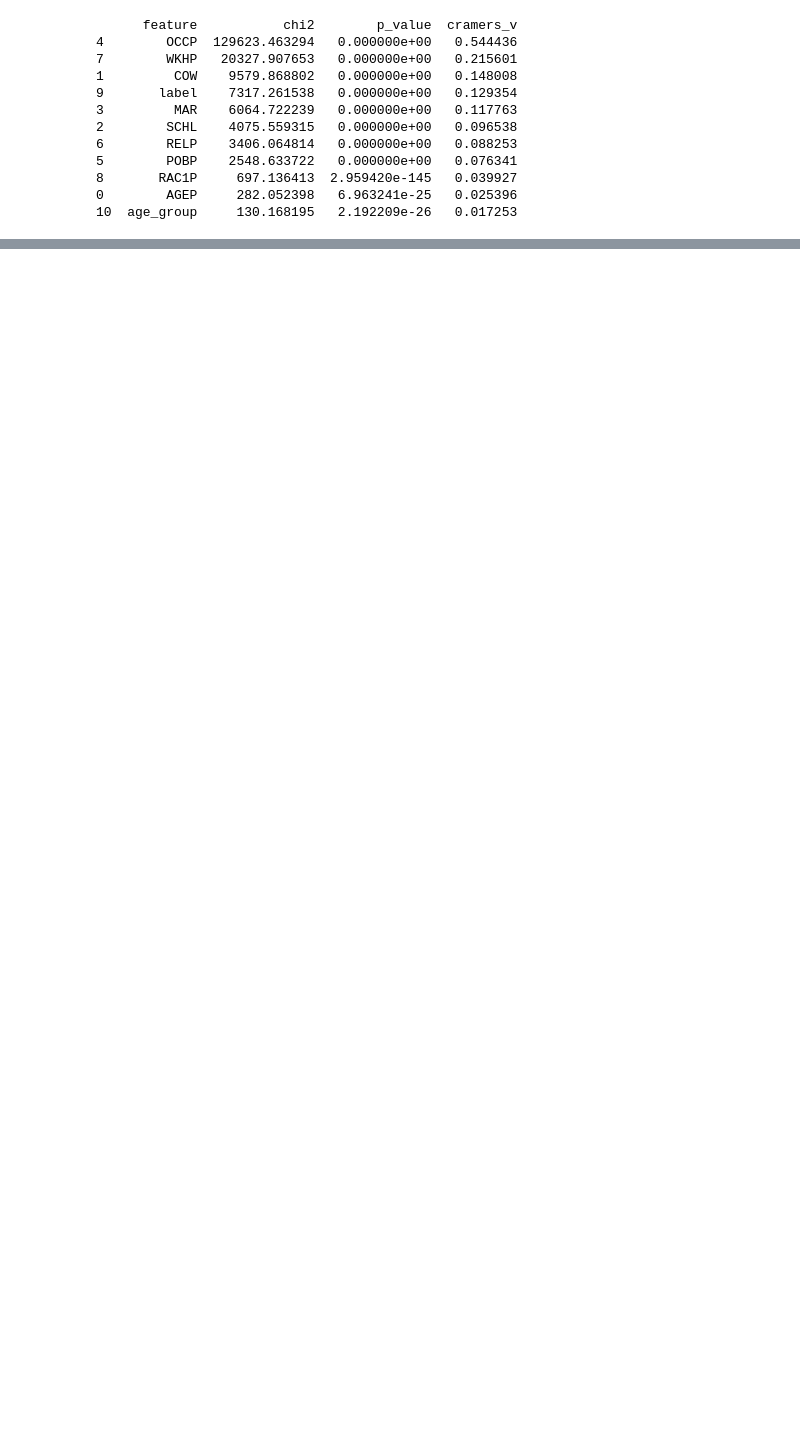
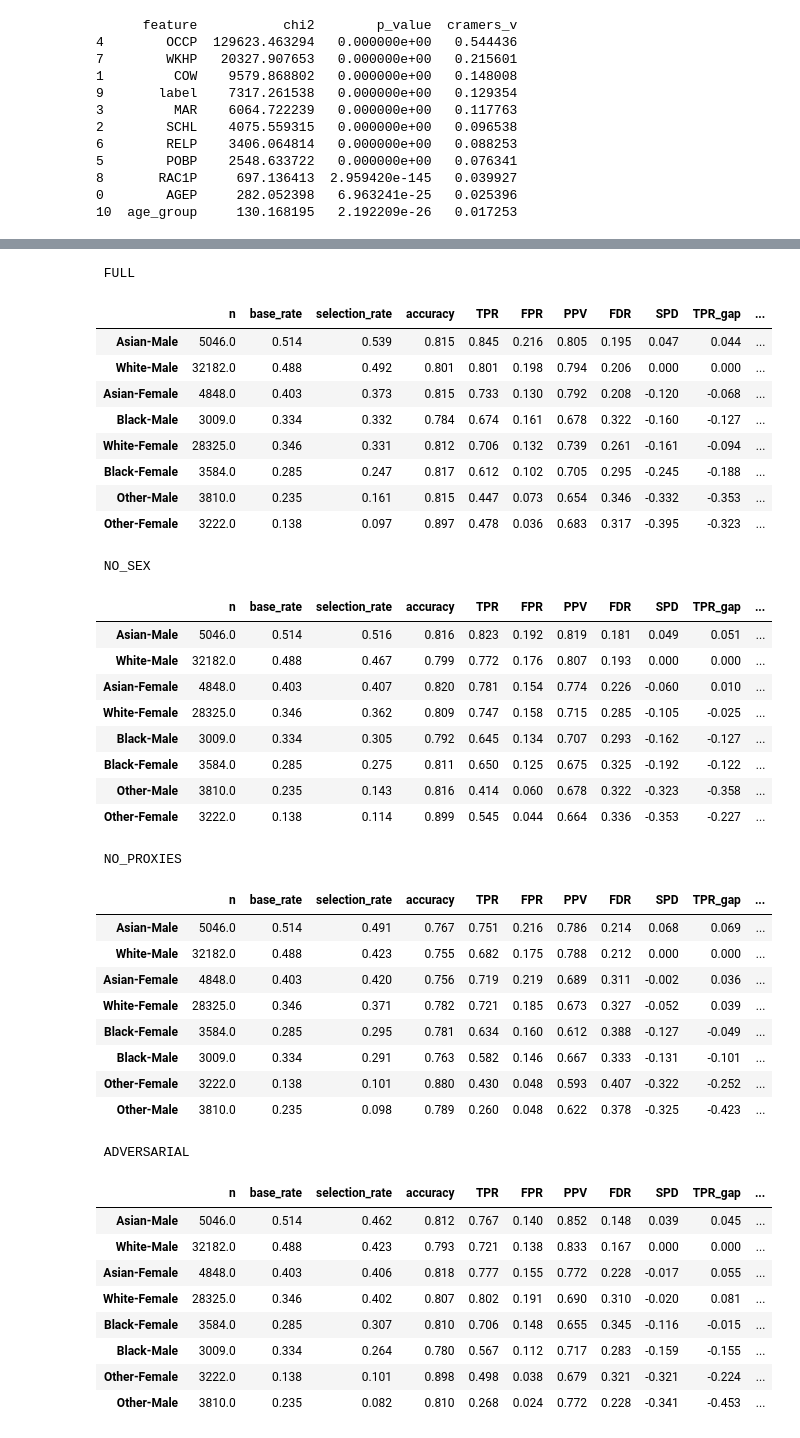
Before and after one commit to Kangerooh/HCML, a Jupyter notebook: HCML_Project.ipynb, the cells around one changed output, grey strips where cells are left out. Cells and saved outputs as stored; diff of their text form; code cells hidden in the pictures; blank space fills up the shorter version.

```diff
--- a/HCML_Project.ipynb
+++ b/HCML_Project.ipynb
@@ -455,0 +616,48 @@ Statistical Parity Difference: 0.020080696666366027
+# %%
+from IPython.display import display
+models = {"full": y_pred1, "no_SEX": y_pred2, "no_proxies": y_pred3, "adversarial": y_pred4}
+
+for name, yp in models.items():
+    print(f"\n {name.upper()} ")
+    display(intersectional_report(y_test, yp, sex_test, race_test, top_n_races=4).round(3))
+# %% [output]
+ FULL
+|  | n | base_rate | selection_rate | accuracy | TPR | FPR | PPV | FDR | SPD | TPR_gap | ... |
+| Asian-Male | 5046.0 | 0.514 | 0.539 | 0.815 | 0.845 | 0.216 | 0.805 | 0.195 | 0.047 | 0.044 | ... |
+| White-Male | 32182.0 | 0.488 | 0.492 | 0.801 | 0.801 | 0.198 | 0.794 | 0.206 | 0.000 | 0.000 | ... |
+| Asian-Female | 4848.0 | 0.403 | 0.373 | 0.815 | 0.733 | 0.130 | 0.792 | 0.208 | -0.120 | -0.068 | ... |
+| Black-Male | 3009.0 | 0.334 | 0.332 | 0.784 | 0.674 | 0.161 | 0.678 | 0.322 | -0.160 | -0.127 | ... |
+| White-Female | 28325.0 | 0.346 | 0.331 | 0.812 | 0.706 | 0.132 | 0.739 | 0.261 | -0.161 | -0.094 | ... |
+| Black-Female | 3584.0 | 0.285 | 0.247 | 0.817 | 0.612 | 0.102 | 0.705 | 0.295 | -0.245 | -0.188 | ... |
+| Other-Male | 3810.0 | 0.235 | 0.161 | 0.815 | 0.447 | 0.073 | 0.654 | 0.346 | -0.332 | -0.353 | ... |
+| Other-Female | 3222.0 | 0.138 | 0.097 | 0.897 | 0.478 | 0.036 | 0.683 | 0.317 | -0.395 | -0.323 | ... |
+ NO_SEX
+|  | n | base_rate | selection_rate | accuracy | TPR | FPR | PPV | FDR | SPD | TPR_gap | ... |
+| Asian-Male | 5046.0 | 0.514 | 0.516 | 0.816 | 0.823 | 0.192 | 0.819 | 0.181 | 0.049 | 0.051 | ... |
+| White-Male | 32182.0 | 0.488 | 0.467 | 0.799 | 0.772 | 0.176 | 0.807 | 0.193 | 0.000 | 0.000 | ... |
+| Asian-Female | 4848.0 | 0.403 | 0.407 | 0.820 | 0.781 | 0.154 | 0.774 | 0.226 | -0.060 | 0.010 | ... |
+| White-Female | 28325.0 | 0.346 | 0.362 | 0.809 | 0.747 | 0.158 | 0.715 | 0.285 | -0.105 | -0.025 | ... |
+| Black-Male | 3009.0 | 0.334 | 0.305 | 0.792 | 0.645 | 0.134 | 0.707 | 0.293 | -0.162 | -0.127 | ... |
+| Black-Female | 3584.0 | 0.285 | 0.275 | 0.811 | 0.650 | 0.125 | 0.675 | 0.325 | -0.192 | -0.122 | ... |
+| Other-Male | 3810.0 | 0.235 | 0.143 | 0.816 | 0.414 | 0.060 | 0.678 | 0.322 | -0.323 | -0.358 | ... |
+| Other-Female | 3222.0 | 0.138 | 0.114 | 0.899 | 0.545 | 0.044 | 0.664 | 0.336 | -0.353 | -0.227 | ... |
+ NO_PROXIES
+|  | n | base_rate | selection_rate | accuracy | TPR | FPR | PPV | FDR | SPD | TPR_gap | ... |
+| Asian-Male | 5046.0 | 0.514 | 0.491 | 0.767 | 0.751 | 0.216 | 0.786 | 0.214 | 0.068 | 0.069 | ... |
+| White-Male | 32182.0 | 0.488 | 0.423 | 0.755 | 0.682 | 0.175 | 0.788 | 0.212 | 0.000 | 0.000 | ... |
+| Asian-Female | 4848.0 | 0.403 | 0.420 | 0.756 | 0.719 | 0.219 | 0.689 | 0.311 | -0.002 | 0.036 | ... |
+| White-Female | 28325.0 | 0.346 | 0.371 | 0.782 | 0.721 | 0.185 | 0.673 | 0.327 | -0.052 | 0.039 | ... |
+| Black-Female | 3584.0 | 0.285 | 0.295 | 0.781 | 0.634 | 0.160 | 0.612 | 0.388 | -0.127 | -0.049 | ... |
+| Black-Male | 3009.0 | 0.334 | 0.291 | 0.763 | 0.582 | 0.146 | 0.667 | 0.333 | -0.131 | -0.101 | ... |
+| Other-Female | 3222.0 | 0.138 | 0.101 | 0.880 | 0.430 | 0.048 | 0.593 | 0.407 | -0.322 | -0.252 | ... |
+| Other-Male | 3810.0 | 0.235 | 0.098 | 0.789 | 0.260 | 0.048 | 0.622 | 0.378 | -0.325 | -0.423 | ... |
+ ADVERSARIAL
+|  | n | base_rate | selection_rate | accuracy | TPR | FPR | PPV | FDR | SPD | TPR_gap | ... |
+| Asian-Male | 5046.0 | 0.514 | 0.462 | 0.812 | 0.767 | 0.140 | 0.852 | 0.148 | 0.039 | 0.045 | ... |
+| White-Male | 32182.0 | 0.488 | 0.423 | 0.793 | 0.721 | 0.138 | 0.833 | 0.167 | 0.000 | 0.000 | ... |
+| Asian-Female | 4848.0 | 0.403 | 0.406 | 0.818 | 0.777 | 0.155 | 0.772 | 0.228 | -0.017 | 0.055 | ... |
+| White-Female | 28325.0 | 0.346 | 0.402 | 0.807 | 0.802 | 0.191 | 0.690 | 0.310 | -0.020 | 0.081 | ... |
+| Black-Female | 3584.0 | 0.285 | 0.307 | 0.810 | 0.706 | 0.148 | 0.655 | 0.345 | -0.116 | -0.015 | ... |
+| Black-Male | 3009.0 | 0.334 | 0.264 | 0.780 | 0.567 | 0.112 | 0.717 | 0.283 | -0.159 | -0.155 | ... |
+| Other-Female | 3222.0 | 0.138 | 0.101 | 0.898 | 0.498 | 0.038 | 0.679 | 0.321 | -0.321 | -0.224 | ... |
+| Other-Male | 3810.0 | 0.235 | 0.082 | 0.810 | 0.268 | 0.024 | 0.772 | 0.228 | -0.341 | -0.453 | ... |
```
Also changed, not shown: parts of 27 cells of this notebook.
